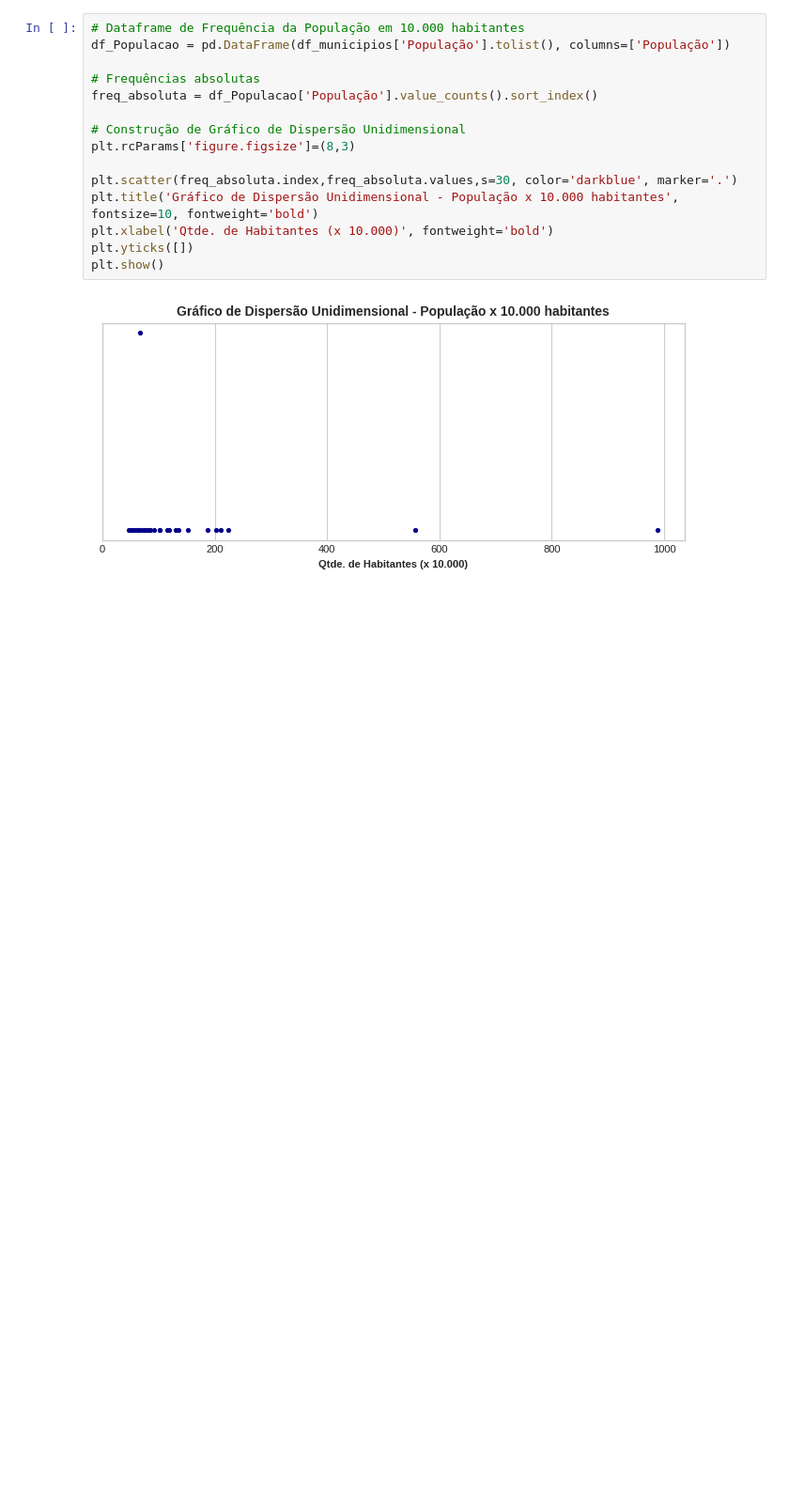
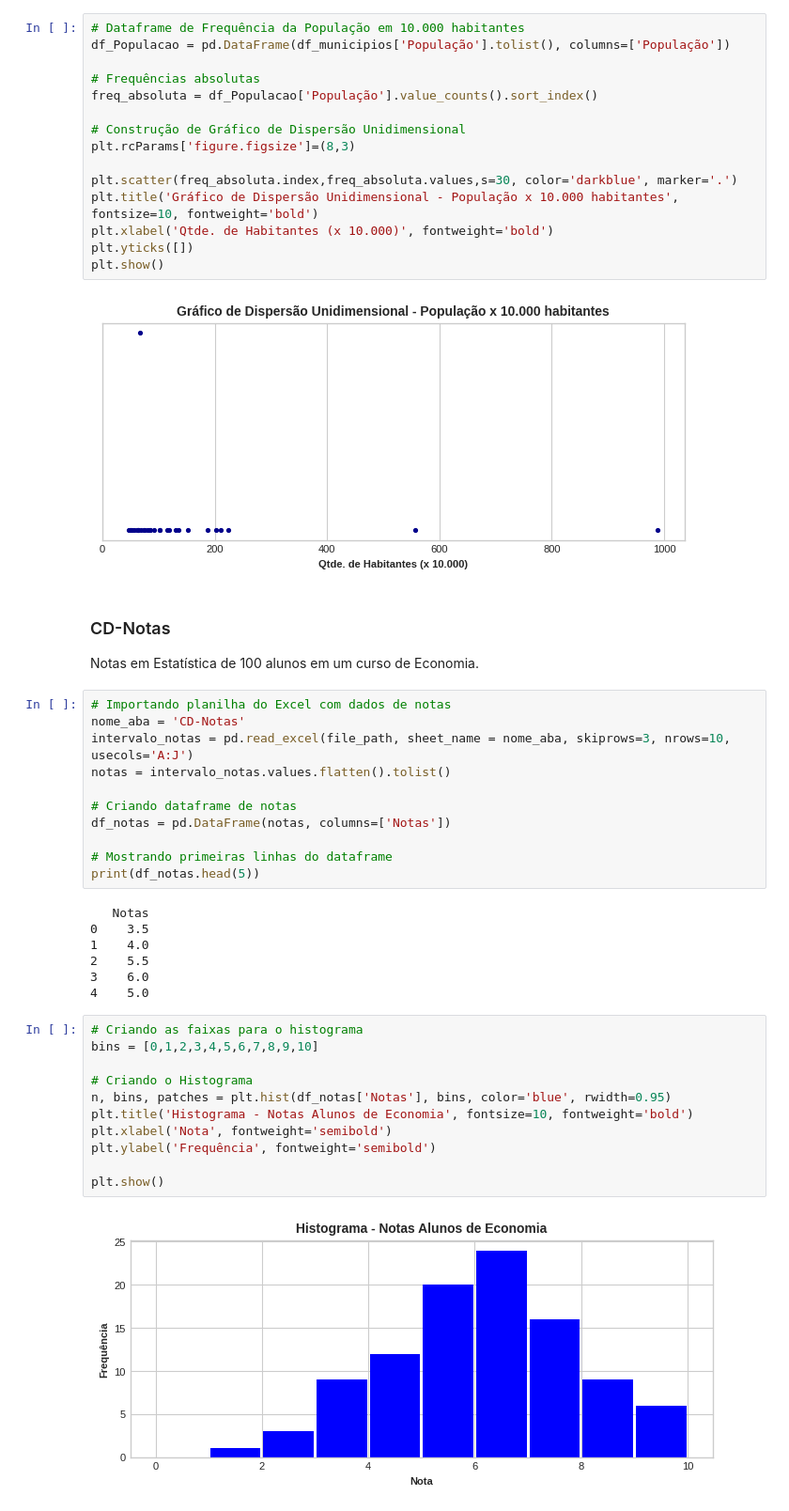
Before and after one commit to damian-nestea/estatistica-basica-bussabemorettin, a Jupyter notebook: notebooks/Cap02_Resumo_Dados.ipynb, the cells around one changed output. Shown at 94% size. Saved outputs shown, nothing was run; the diff lists cells and outputs as text; blank space fills up the shorter version.

```diff
--- a/notebooks/Cap02_Resumo_Dados.ipynb
+++ b/notebooks/Cap02_Resumo_Dados.ipynb
@@ -828,3 +830,37 @@ plt.yticks([])
 plt.show()
 # %% [output]
 [figure]
+# %% [markdown]
+### CD-Notas
+Notas em Estatística de 100 alunos em um curso de Economia.
+# %%
+# Importando planilha do Excel com dados de notas
+nome_aba = 'CD-Notas'
+intervalo_notas = pd.read_excel(file_path, sheet_name = nome_aba, skiprows=3, nrows=10, usecols='A:J')
+notas = intervalo_notas.values.flatten().tolist()
+
+# Criando dataframe de notas
+df_notas = pd.DataFrame(notas, columns=['Notas'])
+
+# Mostrando primeiras linhas do dataframe
+print(df_notas.head(5))
+# %% [output]
+   Notas
+0    3.5
+1    4.0
+2    5.5
+3    6.0
+4    5.0
+# %%
+# Criando as faixas para o histograma
+bins = [0,1,2,3,4,5,6,7,8,9,10]
+
+# Criando o Histograma
+n, bins, patches = plt.hist(df_notas['Notas'], bins, color='blue', rwidth=0.95)
+plt.title('Histograma - Notas Alunos de Economia', fontsize=10, fontweight='bold')
+plt.xlabel('Nota', fontweight='semibold')
+plt.ylabel('Frequência', fontweight='semibold')
+
+plt.show()
+# %% [output]
+[figure, added]
```
Also changed, not shown: parts of 10 cells of this notebook.
